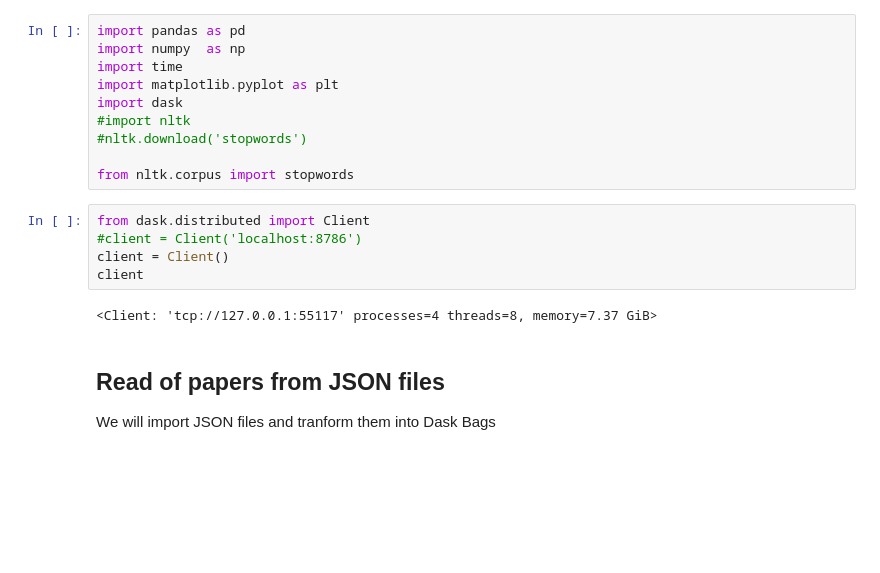
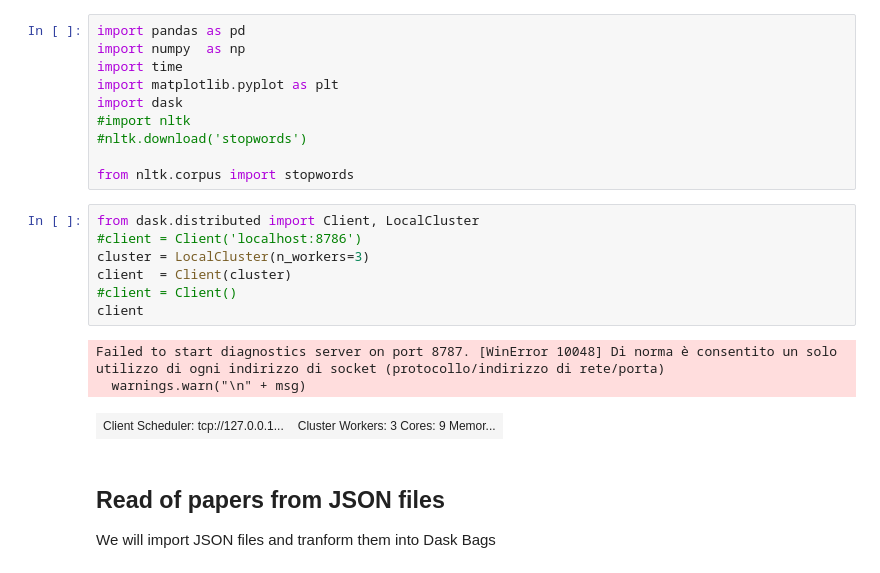
Before and after one commit to GhidoniR/Meta_Analysis_of_COVID_papers, a Jupyter notebook: COVID_project_notebook_Fede.ipynb, the cells around one changed output. Saved outputs shown, nothing was run; the diff lists cells and outputs as text; blank space fills up the shorter version.

```diff
--- a/COVID_project_notebook_Fede.ipynb
+++ b/COVID_project_notebook_Fede.ipynb
@@ -20,12 +20,16 @@ import dask
 
 from nltk.corpus import stopwords
 # %%
-from dask.distributed import Client
+from dask.distributed import Client, LocalCluster
 #client = Client('localhost:8786')
-client = Client()
+cluster = LocalCluster(n_workers=3)
+client  = Client(cluster)
+#client = Client()
 client
 # %% [output]
-<Client: 'tcp://127.0.0.1:55117' processes=4 threads=8, memory=7.37 GiB>
+Failed to start diagnostics server on port 8787. [WinError 10048] Di norma è consentito un solo utilizzo di ogni indirizzo di socket (protocollo/indirizzo di rete/porta)
+  warnings.warn("\n" + msg)
+| Client Scheduler: tcp://127.0.0.1... | Cluster Workers: 3 Cores: 9 Memor... |
 # %% [markdown]
 ## Read of papers from JSON files
 
```
Also changed, not shown: parts of 27 cells of this notebook.
